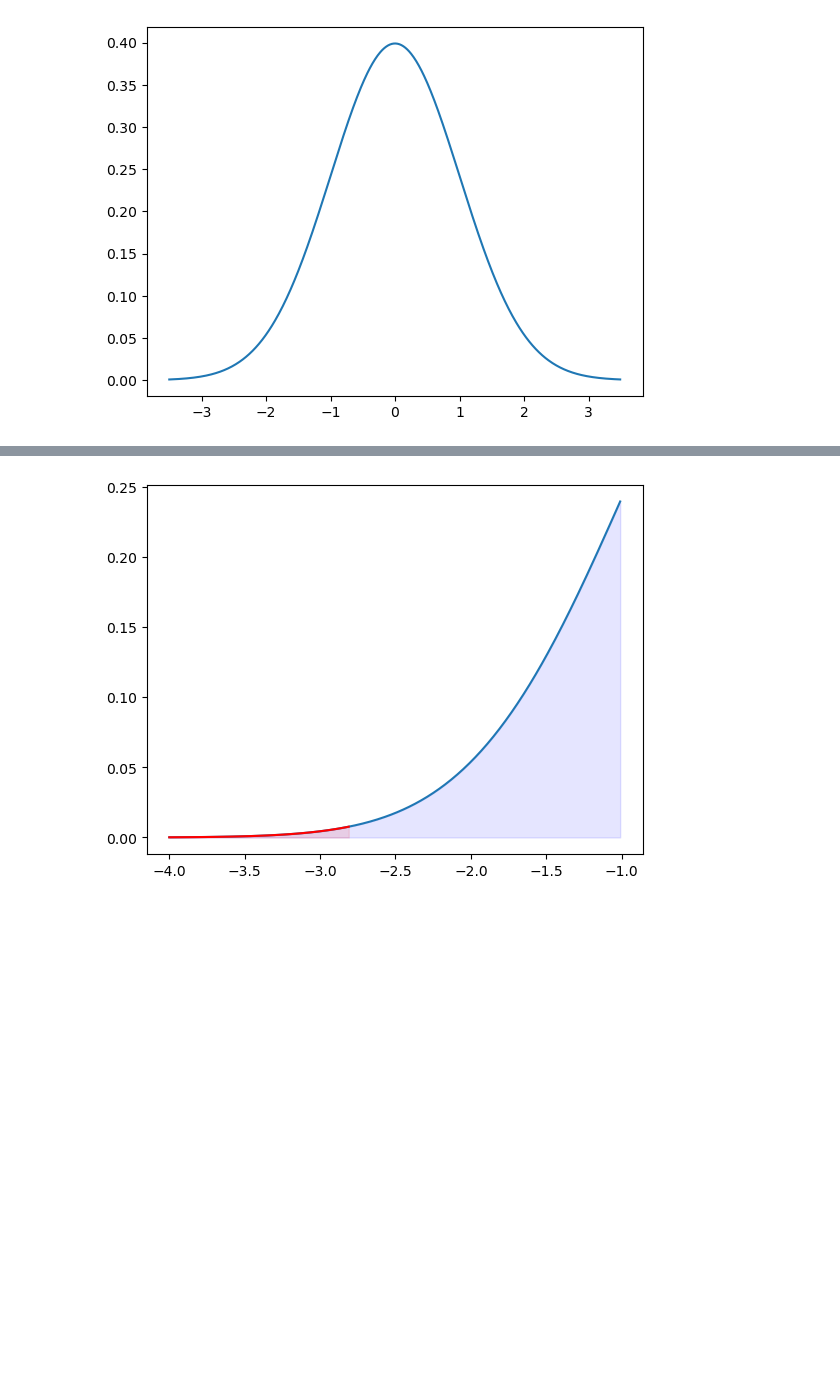
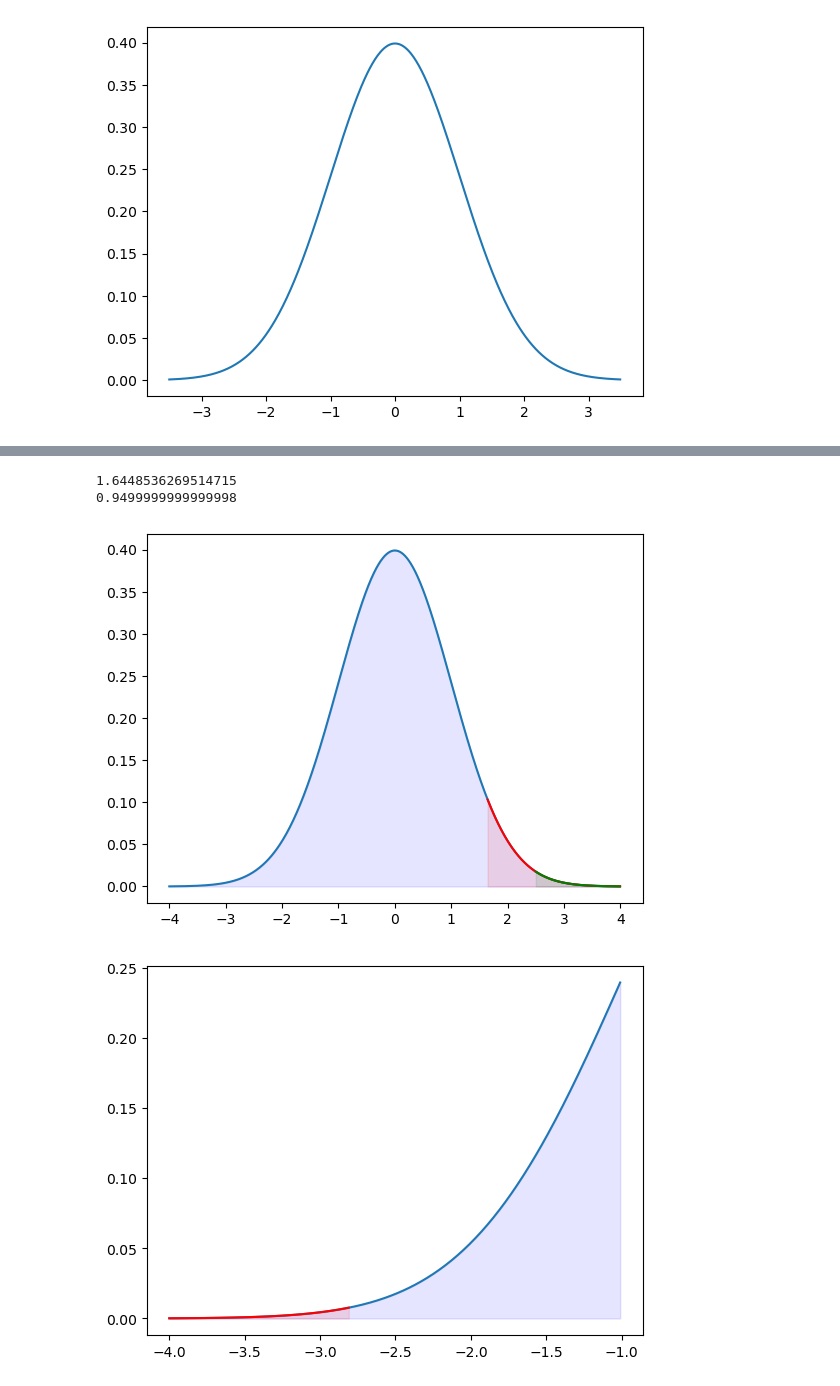
Before and after one commit to 40tude/Data_Essentials_Stage_Oct_2023, a Jupyter notebook: 01-Python-J1/code-slide-Z-score.ipynb, the cells around one changed output, grey strips where cells are left out. Cells and saved outputs as stored; diff of their text form; code cells hidden in the pictures; blank space fills up the shorter version.

```diff
--- a/01-Python-J1/code-slide-Z-score.ipynb
+++ b/01-Python-J1/code-slide-Z-score.ipynb
@@ -83,3 +132,58 @@ _ = ax.fill_between(x_values2, y_values2, 0, color="red", alpha=0.1)
+# %%
+alpha   = 0.95
+
+z_score = NormalDist().inv_cdf(alpha)
+print(z_score)
+
+
+p = NormalDist().cdf(z_score)
+print(p)
+
+
+# Génère des valeurs entre -4 et 4 espacées de .01
+x_values = np.arange(-4, 4, 0.01)
+
+# Génère les valeurs d'une gaussienne dont la moyenne est à 0 et l'écart type vaut 1
+# pour l'ensemble des x_values
+mean = 0
+std = 1
+y_values = norm.pdf(x_values, mean, std)        # pdf = Probability density function
+
+# Crée une figure et un jeu d'axes
+fig, ax = plt.subplots()
+
+# Affiche y_values en fonction de x_values
+ax.plot(x_values, y_values)
+
+# Rempli sous la courbe
+# alpha est un paramètre de transparence => bleu pâle
+ax.fill_between(x_values, y_values, 0, color="blue", alpha=0.1)
+
+# En fonction du z_score
+if z_score < 0:
+    # Crée un jeu de x entre -4 et z_score
+    x_values2 = np.arange(-4, z_score, 0.01)
+else:
+    # ou entre z_score et +4
+    x_values2 = np.arange(z_score, 4, 0.01)
+
+# Génère les valeurs d'une gaussienne dont la moyenne est à 0 et l'écart type vaut 1
+# pour l'ensemble des x_values2
+y_values2 = norm.pdf(x_values2, mean, std)
+# Affiche y_values2 en fonction de x_values2
+ax.plot(x_values2, y_values2, color="red", alpha=1.00)
+# Rempli sous la courbe
+_ = ax.fill_between(x_values2, y_values2, 0, color="red", alpha=0.1)
+
+
+x_values3 = np.arange(2.5, 4, 0.01)
+y_values3 = norm.pdf(x_values3, mean, std)
+ax.plot(x_values3, y_values3, color="green", alpha=1.00)
+_ = ax.fill_between(x_values3, y_values3, 0, color="green", alpha=0.1)
+# %% [output]
+1.6448536269514715
+0.9499999999999998
+[figure, added]
 # %%
 z_score = -2.805
 p_value =  0.0025
```
Also changed, not shown: parts of 4 cells of this notebook, 5 other files.
